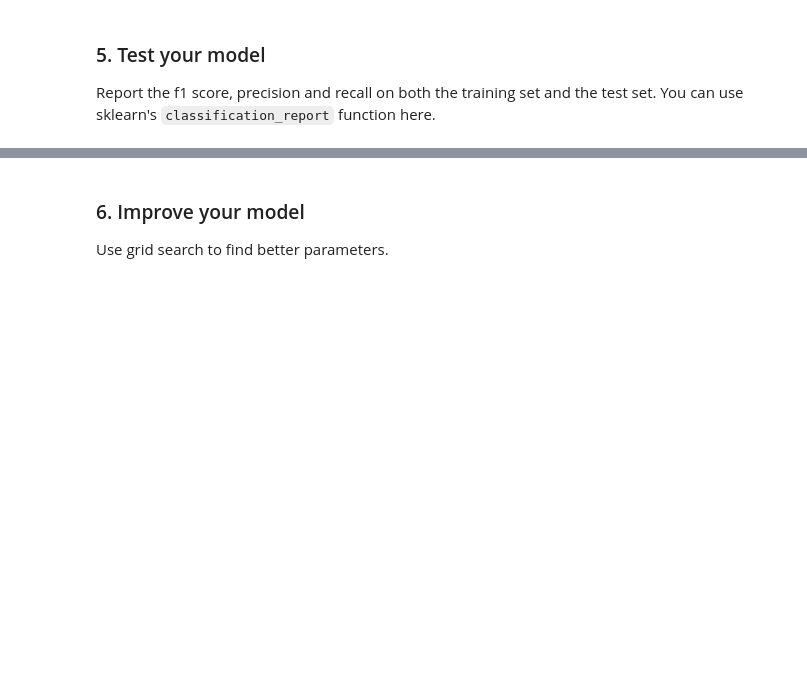
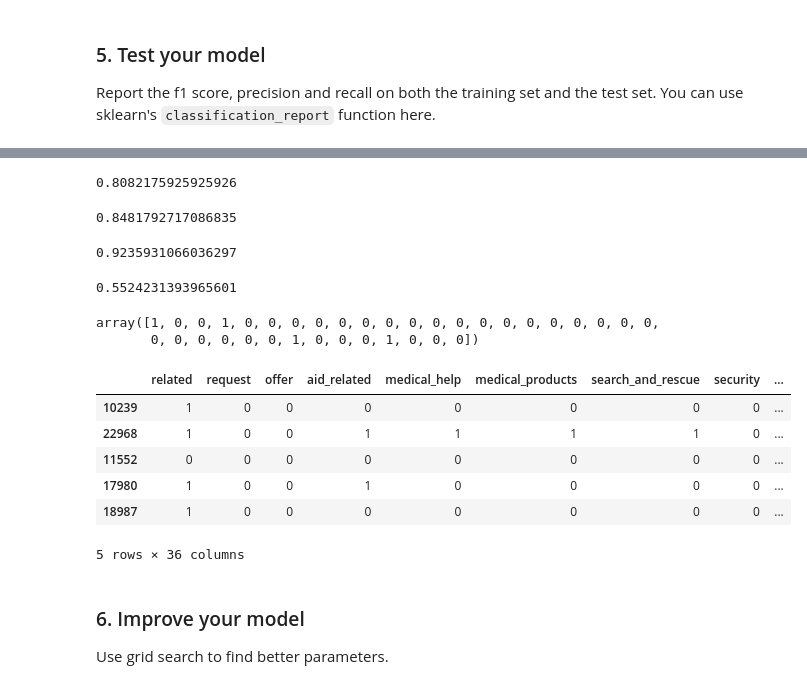
Before and after one commit to jeffrisandy/disaster_response_pipeline, a Jupyter notebook: ML Pipeline Preparation.ipynb, the cells around one changed output, grey strips where cells are left out. Saved outputs shown, nothing was run; the diff lists cells and outputs as text; code cells hidden in the pictures; blank space fills up the shorter version.

```diff
--- a/ML Pipeline Preparation.ipynb
+++ b/ML Pipeline Preparation.ipynb
@@ -111,7 +103,7 @@ X_train
 - Split data into train and test sets
 - Train pipeline
 # %%
-X_train, X_test, y_train, y_test = tts(X_onehot,Y,test_size=0.33)
+X_train, X_test, y_train, y_test = tts(X,Y,test_size=0.33)
 
-pipeline.fit(X_train.values, y_train)
+pipeline.fit(X_train, y_train)
 # %% [output]
@@ -122,3 +260,34 @@ Report the f1 score, precision and recall on both the training set and the test
+# %%
+acc
+# %% [output]
+0.8082175925925926
+# %%
+p_m
+# %% [output]
+0.8481792717086835
+# %%
+r_m
+# %% [output]
+0.9235931066036297
+# %%
+recall_score(y_test.iloc[:,0], y_pred[:,0], average='macro')
+# %% [output]
+0.5524231393965601
+# %%
+y_pred[0]
+# %% [output]
+array([1, 0, 0, 1, 0, 0, 0, 0, 0, 0, 0, 0, 0, 0, 0, 0, 0, 0, 0, 0, 0, 0,
+       0, 0, 0, 0, 0, 0, 1, 0, 0, 0, 1, 0, 0, 0])
+# %%
+y_test.head()
+# %% [output]
+|  | related | request | offer | aid_related | medical_help | medical_products | search_and_rescue | security | ... |
+| 10239 | 1 | 0 | 0 | 0 | 0 | 0 | 0 | 0 | ... |
+| 22968 | 1 | 0 | 0 | 1 | 1 | 1 | 1 | 0 | ... |
+| 11552 | 0 | 0 | 0 | 0 | 0 | 0 | 0 | 0 | ... |
+| 17980 | 1 | 0 | 0 | 1 | 0 | 0 | 0 | 0 | ... |
+| 18987 | 1 | 0 | 0 | 0 | 0 | 0 | 0 | 0 | ... |
+5 rows × 36 columns
 # %% [markdown]
 ### 6. Improve your model
 Use grid search to find better parameters.
```
Also changed, not shown: parts of 20 cells of this notebook, 1 other file.
